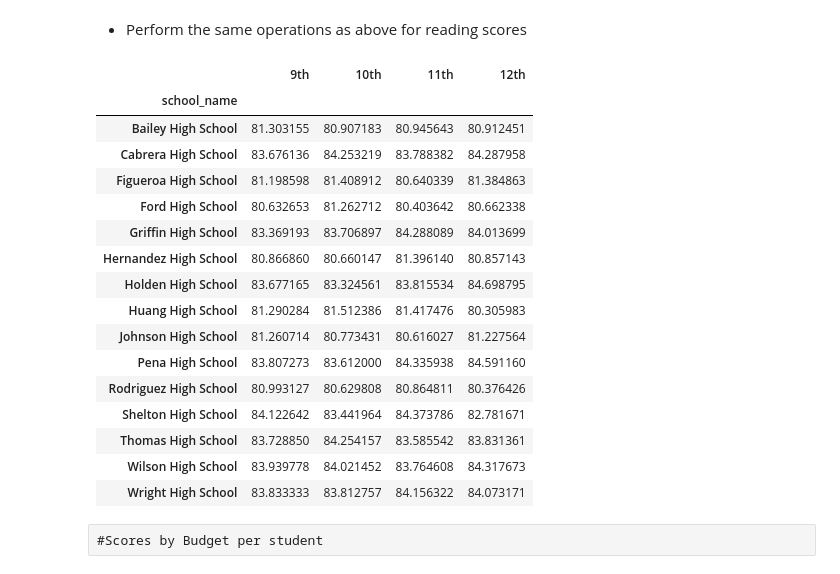
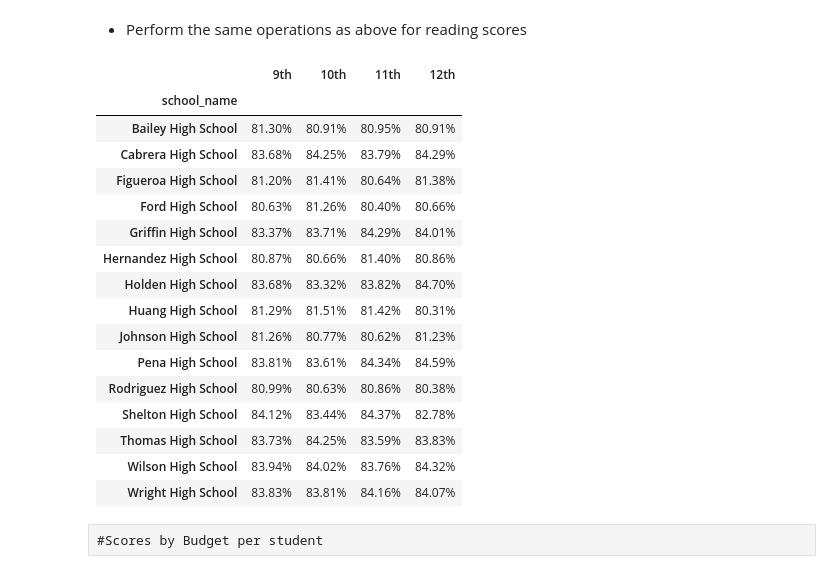
Before and after one commit to granginderpreet/pandas-challenge, a Jupyter notebook: PyCitySchools/PyCitySchools_starter.ipynb, the cells around one changed output. Saved outputs shown, nothing was run; the diff lists cells and outputs as text; code cells hidden in the pictures.

```diff
--- a/PyCitySchools/PyCitySchools_starter.ipynb
+++ b/PyCitySchools/PyCitySchools_starter.ipynb
@@ -93,8 +93,7 @@ summary_df
 grouped_schools_summary_final_df={}
 math_conditions = [
     (school_data_complete['math_score'] < 70),
-    (school_data_complete['math_score'] >=70)
-    ]
+    (school_data_complete['math_score'] >=70) ]
 reading_conditions = [
     (school_data_complete['reading_score'] < 70),
     (school_data_complete['reading_score'] >=70) ]
@@ -151,14 +150,14 @@ def format3(x):
     return "{:.0f}".format(x)
 
 grouped_schools_summary_final_df1=grouped_schools_summary_final_df.copy()
-grouped_schools_summary_final_df1["Total School Budget"]=grouped_schools_summary_final_df1["Total School Budget"].apply(format)
-grouped_schools_summary_final_df1["Budget per student"]=grouped_schools_summary_final_df1["Budget per student"].apply(format1)
-grouped_schools_summary_final_df1["Average Reading Score"]=grouped_schools_summary_final_df1["Average Reading Score"].apply(format2)
-grouped_schools_summary_final_df1["Average Math Score"]=grouped_schools_summary_final_df1["Average Math Score"].apply(format2)
-grouped_schools_summary_final_df1["% Passing Math Score"]=grouped_schools_summary_final_df1["% Passing Math Score"].apply(format2)
-grouped_schools_summary_final_df1["% Passing Reading Score"]=grouped_schools_summary_final_df1["% Passing Reading Score"].apply(format2)
-grouped_schools_summary_final_df1["% Passing Overall Score"]=grouped_schools_summary_final_df1["% Passing Overall Score"].apply(format2)
-grouped_schools_summary_final_df1["Total Students"]=grouped_schools_summary_final_df1["Total Students"].apply(format3)
+grouped_schools_summary_final_df1["Total School Budget"]=grouped_schools_summary_final_df1["Total School Budget"].map(format)
+grouped_schools_summary_final_df1["Budget per student"]=grouped_schools_summary_final_df1["Budget per student"].map(format1)
+grouped_schools_summary_final_df1["Average Reading Score"]=grouped_schools_summary_final_df1["Average Reading Score"].map(format2)
+grouped_schools_summary_final_df1["Average Math Score"]=grouped_schools_summary_final_df1["Average Math Score"].map(format2)
+grouped_schools_summary_final_df1["% Passing Math Score"]=grouped_schools_summary_final_df1["% Passing Math Score"].map(format2)
+grouped_schools_summary_final_df1["% Passing Reading Score"]=grouped_schools_summary_final_df1["% Passing Reading Score"].map(format2)
+grouped_schools_summary_final_df1["% Passing Overall Score"]=grouped_schools_summary_final_df1["% Passing Overall Score"].map(format2)
+grouped_schools_summary_final_df1["Total Students"]=grouped_schools_summary_final_df1["Total Students"].map(format3)
 grouped_schools_summary_final_df1
 # %% [output]
 |  | School Type | Total Students | Total School Budget | Budget per student | Average Reading Score | ... |
@@ -274,35 +278,39 @@ allGradesMath
 # %%
 
 
 #Select reading score for each grade and then create a frame with each grade being a column
 Nineth_reading_series= pd.Series(Nineth_series["reading_score"])
 Tenth_reading_series= pd.Series(Tenth_series["reading_score"])
 Eleventh_reading_series= pd.Series(Eleventh_series["reading_score"])
 Twelvth_reading_series= pd.Series(Twelvth_series["reading_score"])
 allGradesReading = pd.DataFrame(columns = ['9th', '10th', '11th', '12th'])
 allGradesReading['9th'] = Nineth_reading_series
 allGradesReading['10th'] = Tenth_reading_series
 allGradesReading['11th'] = Eleventh_reading_series
 allGradesReading['12th'] = Twelvth_reading_series
+allGradesReading["9th"]=allGradesReading["9th"].map(format2)
+allGradesReading["10th"]=allGradesReading["10th"].map(format2)
+allGradesReading["11th"]=allGradesReading["11th"].map(format2)
+allGradesReading["12th"]=allGradesReading["12th"].map(format2)
 allGradesReading
 # %% [output]
 |  | 9th | 10th | 11th | 12th |
 | school_name |  |  |  |  |
-| Bailey High School | 81.303155 | 80.907183 | 80.945643 | 80.912451 |
-| Cabrera High School | 83.676136 | 84.253219 | 83.788382 | 84.287958 |
-| Figueroa High School | 81.198598 | 81.408912 | 80.640339 | 81.384863 |
-| Ford High School | 80.632653 | 81.262712 | 80.403642 | 80.662338 |
-| Griffin High School | 83.369193 | 83.706897 | 84.288089 | 84.013699 |
-| Hernandez High School | 80.866860 | 80.660147 | 81.396140 | 80.857143 |
-| Holden High School | 83.677165 | 83.324561 | 83.815534 | 84.698795 |
-| Huang High School | 81.290284 | 81.512386 | 81.417476 | 80.305983 |
-| Johnson High School | 81.260714 | 80.773431 | 80.616027 | 81.227564 |
-| Pena High School | 83.807273 | 83.612000 | 84.335938 | 84.591160 |
-| Rodriguez High School | 80.993127 | 80.629808 | 80.864811 | 80.376426 |
-| Shelton High School | 84.122642 | 83.441964 | 84.373786 | 82.781671 |
-| Thomas High School | 83.728850 | 84.254157 | 83.585542 | 83.831361 |
-| Wilson High School | 83.939778 | 84.021452 | 83.764608 | 84.317673 |
-| Wright High School | 83.833333 | 83.812757 | 84.156322 | 84.073171 |
+| Bailey High School | 81.30% | 80.91% | 80.95% | 80.91% |
+| Cabrera High School | 83.68% | 84.25% | 83.79% | 84.29% |
+| Figueroa High School | 81.20% | 81.41% | 80.64% | 81.38% |
+| Ford High School | 80.63% | 81.26% | 80.40% | 80.66% |
+| Griffin High School | 83.37% | 83.71% | 84.29% | 84.01% |
+| Hernandez High School | 80.87% | 80.66% | 81.40% | 80.86% |
+| Holden High School | 83.68% | 83.32% | 83.82% | 84.70% |
+| Huang High School | 81.29% | 81.51% | 81.42% | 80.31% |
+| Johnson High School | 81.26% | 80.77% | 80.62% | 81.23% |
+| Pena High School | 83.81% | 83.61% | 84.34% | 84.59% |
+| Rodriguez High School | 80.99% | 80.63% | 80.86% | 80.38% |
+| Shelton High School | 84.12% | 83.44% | 84.37% | 82.78% |
+| Thomas High School | 83.73% | 84.25% | 83.59% | 83.83% |
+| Wilson High School | 83.94% | 84.02% | 83.76% | 84.32% |
+| Wright High School | 83.83% | 83.81% | 84.16% | 84.07% |
 # %% [raw]
 #Scores by Budget per student
 # %% [markdown]
```
Also changed, not shown: parts of 3 cells of this notebook, 2 other files.
